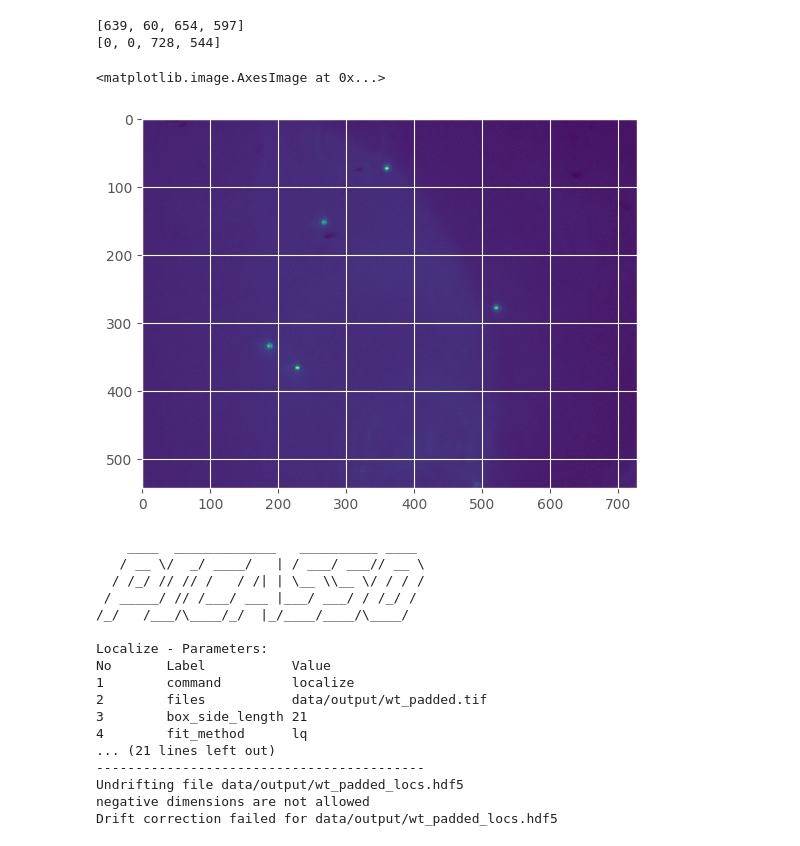
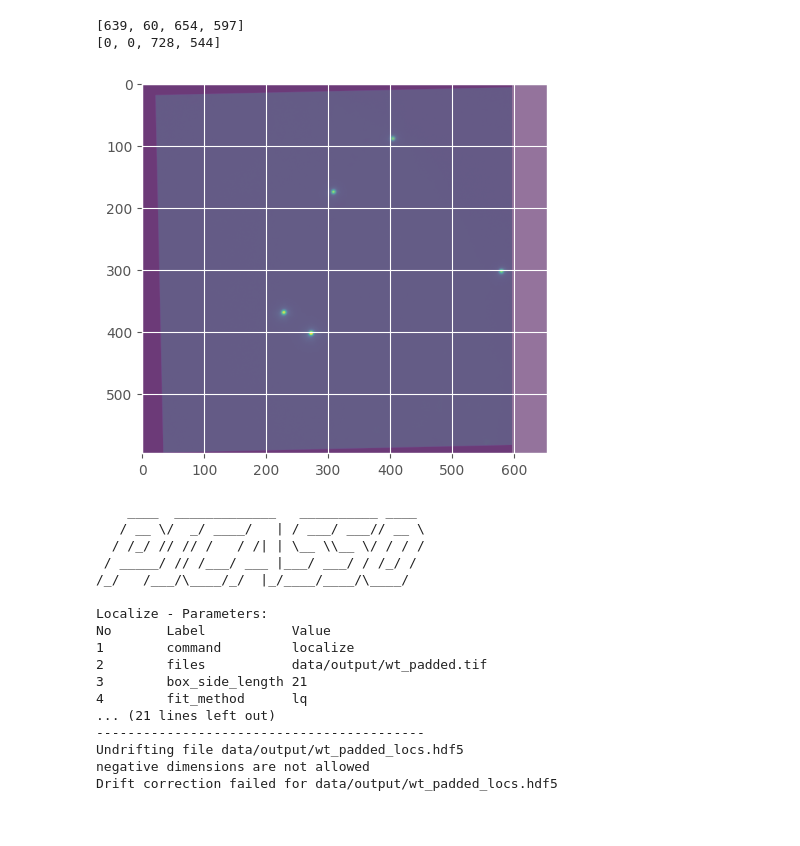
Before and after one commit to ajasja/LUMICKS_image_alignment, a Jupyter notebook: 02-align-images_2.ipynb, the cells around one changed output. Cells and saved outputs as stored; diff of their text form; code cells hidden in the pictures.

Commit message:
Added the possibility of aligning to an arbitrary matrix, output the aligned images and other fixes

```diff
--- a/02-align-images_2.ipynb
+++ b/02-align-images_2.ipynb
@@ -60,19 +60,40 @@ print(irm_roi)
 [639, 60, 654, 597]
 [0, 0, 728, 544]
 # %%
-#wt_roi=(0,0)#testing no padding  edit:Apparently it works if you don't pad it?
-#irm_roi=(0,0)
+# wt_roi=(0,0)#testing no padding  edit:Apparently it works if you don't pad it?
+# irm_roi=(0,0)
 
-wt_g_padded=np.pad(wt_g, [(int(wt_roi[0]),0),(int(wt_roi[1]),0)])
-plt.imshow(wt_g_padded)
-tifffile.imwrite('data/output/wt_padded.tif',wt_g_padded)
+wt_g_padded = np.pad(wt_g, [(int(wt_roi[0]), 0), (int(wt_roi[1]), 0)])
+#plt.imshow(wt_g_padded)
+tifffile.imwrite("data/output/wt_padded.tif", wt_g_padded)
 
-irm_g_padded=np.pad(irm_g, [(int(irm_roi[0]),0),(int(irm_roi[1]),0)])
-tifffile.imwrite('data/output/irm_padded.tif',irm_g_padded)
-plt.imshow(irm_g_padded)
+irm_g_padded = np.pad(irm_g, [(int(irm_roi[0]), 0), (int(irm_roi[1]), 0)])
+tifffile.imwrite("data/output/irm_padded.tif", irm_g_padded)
+#plt.imshow(irm_g_padded)
-# %% [output]
-<matplotlib.image.AxesImage at 0x...>
-[figure, removed]
+# %%
+#Align to arbitrary matrix
+transform_mat_arbitrary=np.array([[1.060011859273982671e+00, 2.326021122819139919e-02, 8.187989308501457231e+01],
+                                  [-2.326021122819139919e-02, 1.060011859273982671e+00, 6.586183325618754907e+02]])
+
+
+
+irm_g_padded_warped=warpAffine(irm_g_padded,transform_mat_arbitrary,(wt_g_padded.shape[1],wt_g_padded.shape[0]))
+
+#Save aligned padded images (irm and wt_g)
+#tifffile.imwrite("data/output/aligned_irm_padded.tif", irm_g_padded_warped)
+#tifffile.imwrite("data/output/aligned_wt_padded.tif", wt_g_padded)
+
+#save irm image without the padding
+plt.imshow(irm_g_padded_warped[wt_roi[0]:wt_roi[0]+wt_roi[2],wt_roi[1]:wt_roi[1]+wt_roi[3]], alpha=0.5)
+plt.imshow(wt_g, alpha=0.5)
+#tifffile.imwrite("data/output/aligned_irm.tif", irm_g_padded_warped[wt_roi[0]:wt_roi[0]+wt_roi[2],wt_roi[1]:wt_roi[1]+wt_roi[3]])
+tifffile.imwrite("data/output/aligned_irm.tif", irm_g_padded_warped[wt_roi[0]:wt_roi[0]+wt_g.shape[0],wt_roi[1]:wt_roi[1]+wt_g.shape[1]])
+
+
+
+#plt.imshow(wt_g_padded, alpha=0.5)
+# %% [output]
+[figure, added]
 # %%
 #Gradient needs to be adjusted. In dataset A it needs to be 60000, but because of a speck, in B dataset it needs to be 700000 (note the extra 0)
 #dataset 20240103-134127_WT needs 70000
```
Also changed, not shown: parts of 10 cells of this notebook, 10 other files.
